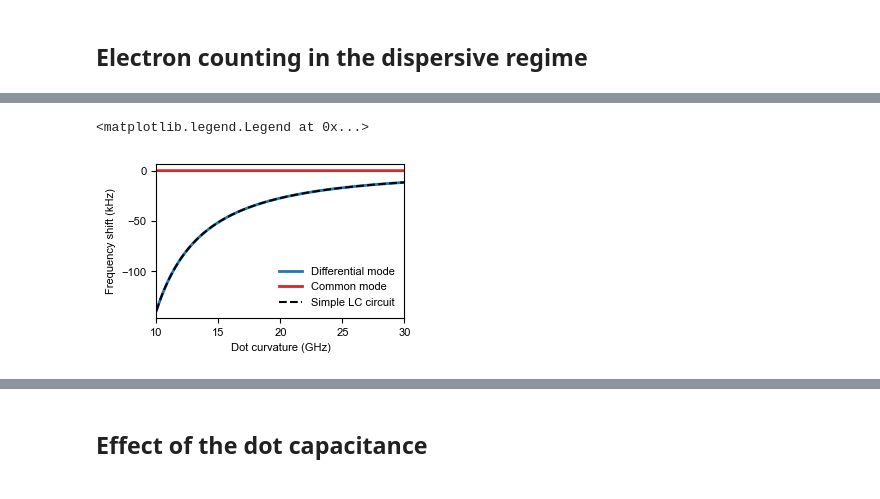
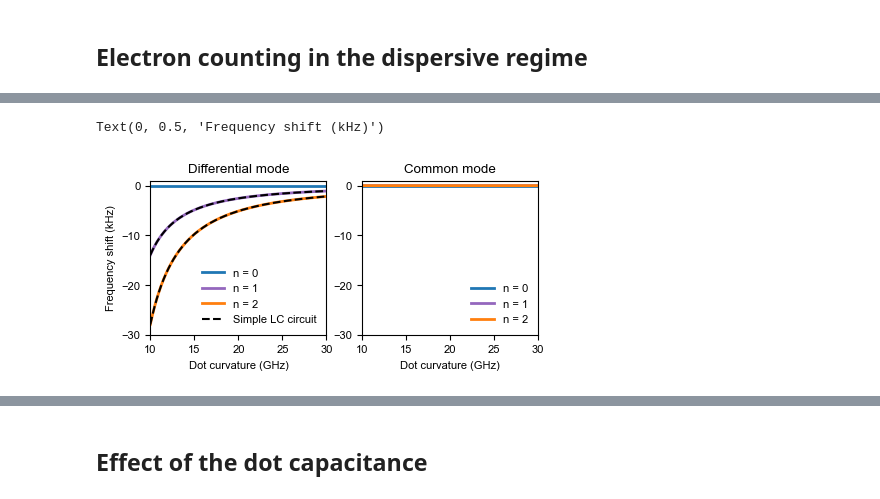
Before and after one commit to gkoolstra/quantum_electron, a Jupyter notebook: examples/98_electron_capacitance.ipynb, the cells around one changed output, grey strips where cells are left out. Saved outputs shown, nothing was run; the diff lists cells and outputs as text; code cells hidden in the pictures.

```diff
--- a/examples/98_electron_capacitance.ipynb
+++ b/examples/98_electron_capacitance.ipynb
@@ -164,11 +222,11 @@ assert c > 0, "The calculated capacitance must be > 0"
 params = {"c" : c,
           "cdot" : cdot,
           "l" : l,
-          "omega_e" : 2 * np.pi * 20e9,
+          "omega_trap" : 2 * np.pi * 20e9,
           "alpha_plus_prime" : 0.2e6,
           "alpha_minus_prime" : -0.2e6}
 
-efreqs = diagonalize_this(**params)
+efreqs = single_e_system(**params)
 efreqs
 # %% [output]
 array([2.00000008e+10, 5.75799708e+09, 5.95516860e+09])
@@ -251,14 +325,14 @@ For Ex = 0.4 V/µm, we expect g/2π =  14.4 MHz
 # %%
 # Note, a factor of pi/2 accounts for the distributed nature of the capacitance to gnd, inductance and shunt capacitance.
-params = {"c" : 2 * 20e-15 / np.pi,
-          "cdot" : 0.02e-15 + 3e-15 / np.pi,
-          "l" : 2 * 100e-9 / np.pi,
-          "omega_e" : 2 * np.pi * 20e9,
-          "alpha_plus_prime" : 0.2e6,
-          "alpha_minus_prime" : -0.2e6}
+params = {"c" : 0.25e-12, #2 * 20e-15 / np.pi,
+          "cdot" : 0.02e-15, # + 3e-15 / np.pi,
+          "l" : 3.1e-9,#2 * 100e-9 / np.pi,
+          "omega_trap" : 2 * np.pi * 20e9,
+          "alpha_plus_prime" : 0.24e6,
+          "alpha_minus_prime" : -0.24e6}
 
 f0_comm = np.sqrt(1 / (params['l'] * (params['c']))) / (2 * np.pi )
 f0_diff = np.sqrt(1 / (params['l'] * (params['c'] + 2 * params["cdot"]))) / (2 * np.pi )
 
-print(f"Common mode: {f_comm/1e9:.3f} GHz, Differential mode: {f_diff/1e9:.3f} GHz")
+print(f"Common mode: {f0_comm/1e9:.3f} GHz, Differential mode: {f0_diff/1e9:.3f} GHz")
 # %% [output]
@@ -266,33 +354,45 @@ Common mode: 5.590 GHz, Differential mode: 5.206 GHz
 # %%
-electron_freqs = np.linspace(10e9, 30e9, 5001)
+trap_curvatures = np.linspace(10e9, 30e9, 5001)
 
-eigenfrequencies = np.zeros((len(electron_freqs), 3))
+eigenfrequencies_single_e = np.zeros((len(electron_freqs), 3))
+eigenfrequencies_double_e = np.zeros((len(electron_freqs), 4))
 
 # Sweep the electron frequency
-for k, f_e in enumerate(electron_freqs):
-    params["omega_e"] = 2 * np.pi * f_e
-    efreqs = diagonalize_this(**params)
+for k, f_e in enumerate(trap_curvatures):
+    params["omega_trap"] = 2 * np.pi * f_e
+    eigenfrequencies_single_e[k] = np.sort(single_e_system(**params))
+    eigenfrequencies_double_e[k] = np.sort(double_e_system(**params))
 
-    eigenfrequencies[k] = np.sort(efreqs)
-
-fig = plt.figure(figsize=(3.2, 2))
+fig, ax = plt.subplots(1, 2, figsize=(5, 2))
 
 # And from here we calculate the frequency shifts (measured from the bare values)
-plt.plot(electron_freqs/1e9, 1e-3 * (eigenfrequencies[:, 0] - f0_diff), color='tab:blue', label='Differential mode', lw=2)
-plt.plot(electron_freqs/1e9, 1e-3 * (eigenfrequencies[:, 1] - f0_comm), color='tab:red', label='Common mode', lw=2)
+ax[0].axhline(0, linestyle='-', lw=2, color='tab:blue', label='n = 0')
+ax[0].plot(trap_curvatures/1e9, 1e-3 * (eigenfrequencies_single_e[:, 0] - f0_diff), color='tab:purple', label='n = 1', lw=2)
+ax[0].plot(trap_curvatures/1e9, 1e-3 * (eigenfrequencies_double_e[:, 0] - f0_diff), color='tab:orange', label='n = 2', lw=2)
+ax[0].set_title("Differential mode")
+
+ax[1].axhline(0, linestyle='-', lw=2, color='tab:blue', label='n = 0')
+ax[1].plot(trap_curvatures/1e9, 1e-3 * (eigenfrequencies_single_e[:, 1] - f0_comm), color='tab:purple', label='n = 1', lw=2)
+ax[1].plot(trap_curvatures/1e9, 1e-3 * (eigenfrequencies_double_e[:, 1] - f0_comm), color='tab:orange', label='n = 2', lw=2)
+ax[1].set_title("Common mode")
 
 # Calculation of the capacitance change from the dispersive shift of the differential mode.
 # The expression comes from a simple LC model, but if the resonance frequency shifts agree then this expression should be valid.
 total_capacitance = params['c'] + 2 * params['cdot']
-delta_c = 2 * (elementary_charge) ** 2 / (electron_mass * (2 * np.pi) ** 2 * (electron_freqs ** 2 - f0_diff ** 2)) * (0.5 * (params['alpha_plus_prime'] - params['alpha_minus_prime'])) ** 2
+Ex_tilde = np.sqrt(2) * (0.5 * params['alpha_plus_prime'] - 0.5 * params['alpha_minus_prime'])
+delta_c = elementary_charge ** 2 / (electron_mass * (2 * np.pi) ** 2 * (trap_curvatures ** 2 - f0_diff ** 2)) * Ex_tilde ** 2
 simple_lc_shift = -f0_diff * 0.5 * delta_c / total_capacitance
 
-plt.plot(electron_freqs/1e9, 1e-3 * simple_lc_shift, '--', color='black', label="Simple LC circuit")
+ax[0].plot(trap_curvatures/1e9, 1e-3* simple_lc_shift, '--', color='black', label="Simple LC circuit")
+ax[0].plot(trap_curvatures/1e9, 2*1e-3* simple_lc_shift, '--', color='black', label="")
 
-plt.xlabel("Dot curvature (GHz)")
-plt.ylabel("Frequency shift (kHz)")
-plt.xlim(electron_freqs.min()/1e9, electron_freqs.max()/1e9)
-plt.legend(loc=0, frameon=False)
+for k in [0, 1]:
+    ax[k].set_ylim([-30, 1])
+    ax[k].set_xlabel("Dot curvature (GHz)")
+    ax[k].set_xlim(trap_curvatures.min()/1e9, trap_curvatures.max()/1e9)
+    ax[k].legend(loc=4, frameon=False)
+
+ax[0].set_ylabel("Frequency shift (kHz)")
 # %% [output]
-<matplotlib.legend.Legend at 0x...>
+Text(0, 0.5, 'Frequency shift (kHz)')
-[figure, old version]
+[figure, new version]
```
Also changed, not shown: parts of 25 cells of this notebook.
